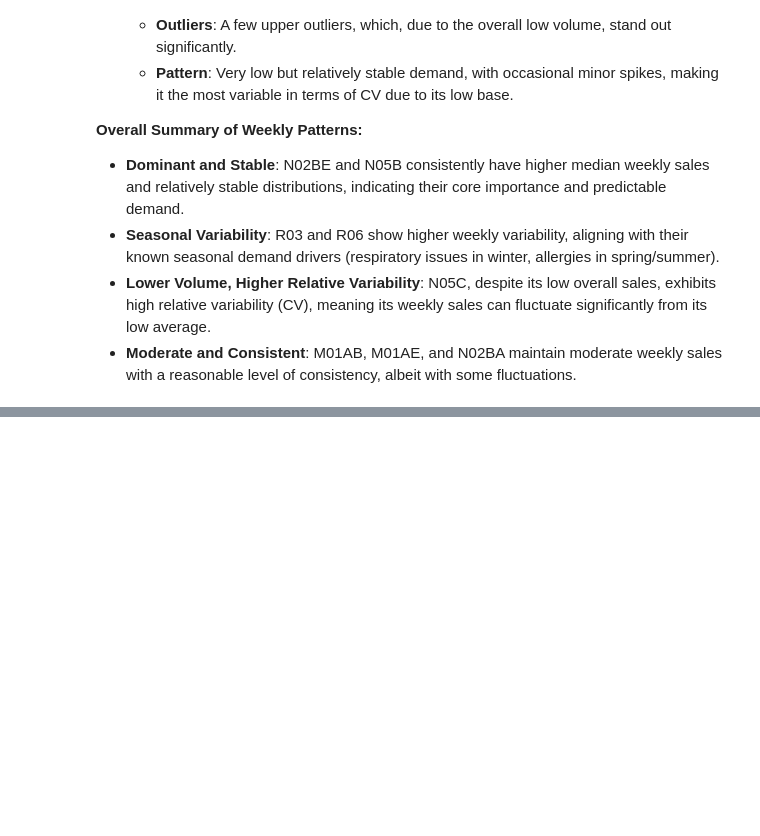
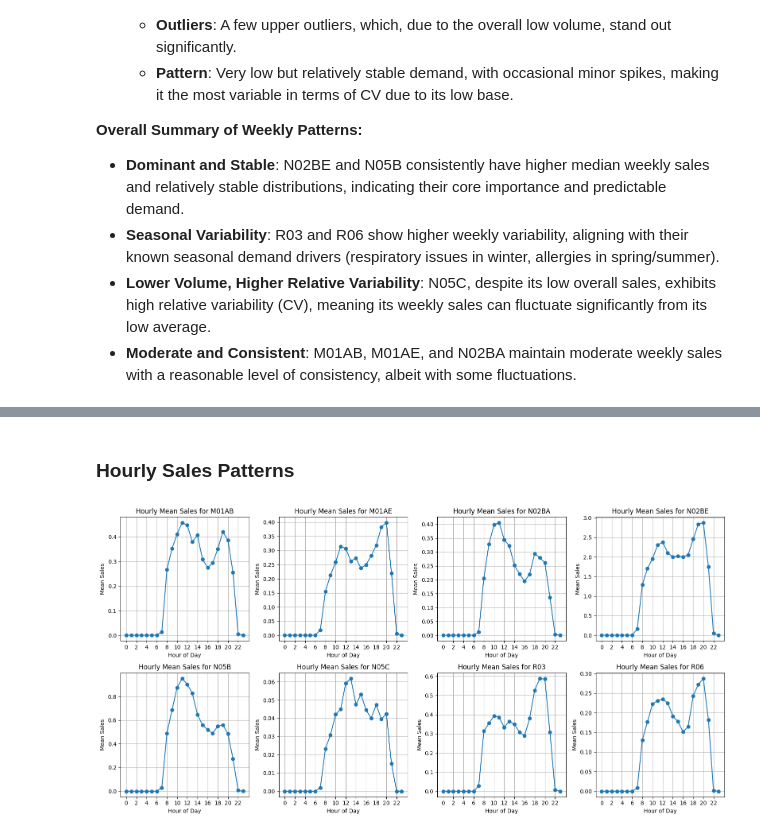
Before and after one commit to Adhi1755/Pharma-Sales-Analysis, a Jupyter notebook: Pharma_sales_data_analysis_and_forecasting.ipynb, the cells around one changed output, grey strips where cells are left out. Cells and saved outputs as stored; diff of their text form; code cells hidden in the pictures; blank space fills up the shorter version.

```diff
--- a/Pharma_sales_data_analysis_and_forecasting.ipynb
+++ b/Pharma_sales_data_analysis_and_forecasting.ipynb
@@ -359,0 +416,32 @@ By reviewing the box plots for each drug category, we can observe distinct patte
+# %% [markdown]
+### **Hourly Sales Patterns**
+# %%
+salesHourly['datum'] = pd.to_datetime(salesHourly['datum'])
+# %%
+salesHourly['Hour_of_Day'] = salesHourly['datum'].dt.hour
+# %%
+drug_columns = ['M01AB', 'M01AE', 'N02BA', 'N02BE', 'N05B', 'N05C', 'R03', 'R06']
+hourly_mean_sales = salesHourly.groupby('Hour_of_Day')[drug_columns].mean()
+# %%
+drug_columns = ['M01AB', 'M01AE', 'N02BA', 'N02BE', 'N05B', 'N05C', 'R03', 'R06']
+
+# Calculate the number of rows and columns for the subplot grid
+num_drugs = len(drug_columns)
+num_cols = 4  # User specified 4 columns
+num_rows = math.ceil(num_drugs / num_cols)
+
+plt.figure(figsize=(num_cols * 4, num_rows * 4)) # Adjust figure size for better readability
+
+for i, col in enumerate(drug_columns):
+    plt.subplot(num_rows, num_cols, i + 1) # Create a subplot for each drug
+    plt.plot(hourly_mean_sales.index, hourly_mean_sales[col], marker='o', linestyle='-')
+    plt.title(f'Hourly Mean Sales for {col}')
+    plt.xlabel('Hour of Day')
+    plt.ylabel('Mean Sales')
+    plt.xticks(range(0, 24, 2)) # Show ticks for every 2 hours
+    plt.grid(True)
+
+plt.tight_layout()
+plt.show()
+# %% [output]
+[figure, added]
```
Also changed, not shown: parts of 14 cells of this notebook.
